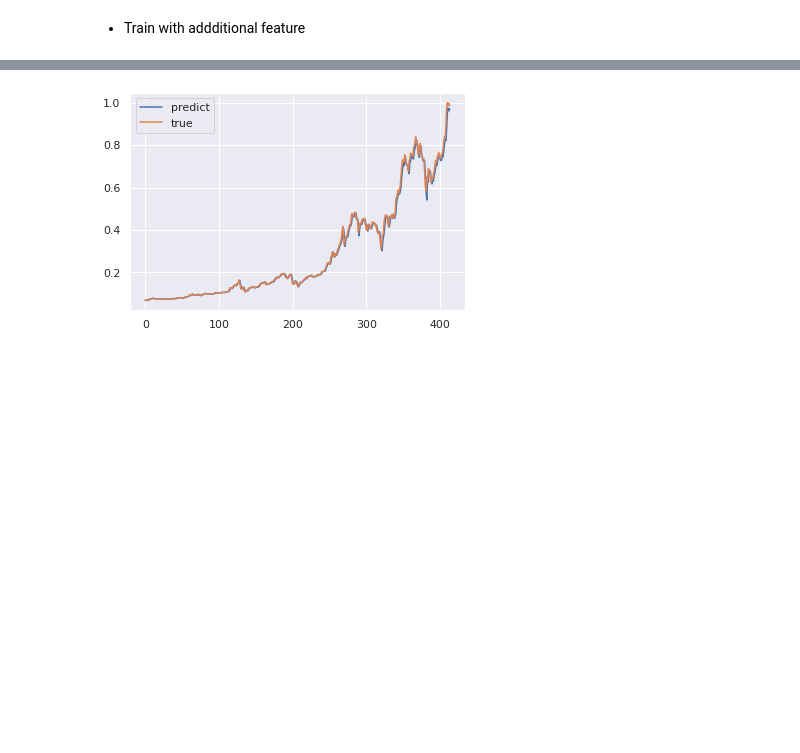
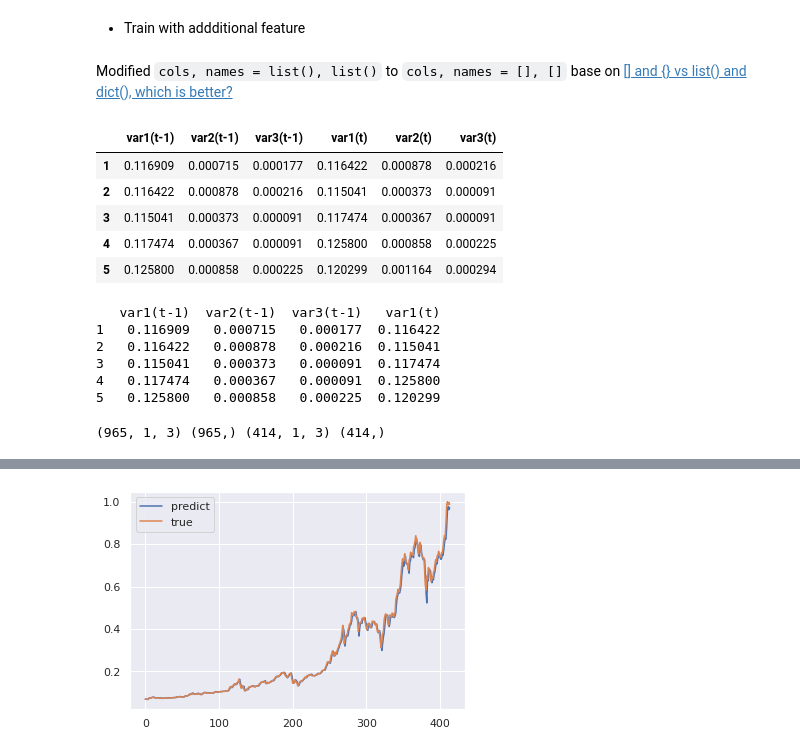
Before and after one commit to polarbeargo/Microsoft-Azure-Machine-Learning-Scholarship-Showcase-Project, a Jupyter notebook: Cryptocurrency_Price_Prediction.ipynb, the cells around one changed output, grey strips where cells are left out. Saved outputs shown, nothing was run; the diff lists cells and outputs as text; code cells hidden in the pictures; blank space fills up the shorter version.

```diff
--- a/Cryptocurrency_Price_Prediction.ipynb
+++ b/Cryptocurrency_Price_Prediction.ipynb
@@ -214,7 +224,68 @@ plt.show()
 # %% [markdown]
 * Train with addditional feature
+# %% [markdown]
+Modified `cols, names = list(), list()` to `cols, names = [], []` base on [[] and {} vs list() and dict(), which is better?](https://stackoverflow.com/questions/5790860/and-vs-list-and-dict-which-is-better)
+# %%
+def series_to_supervised(data, n_in=1, n_out=1, dropnan=True):
+    n_vars = 1 if type(data) is list else data.shape[1]
+    df = pd.DataFrame(data)
+    cols, names = [], []
+    # input sequence (t-n, ... t-1)
+    for i in range(n_in, 0, -1):
+        cols.append(df.shift(i))
+        names += [('var%d(t-%d)' % (j+1, i)) for j in range(n_vars)]
+    # forecast sequence (t, t+1, ... t+n)
+    for i in range(0, n_out):
+        cols.append(df.shift(-i))
+        if i == 0:
+            names += [('var%d(t)' % (j+1)) for j in range(n_vars)]
+        else:
+            names += [('var%d(t+%d)' % (j+1, i)) for j in range(n_vars)]
+    # put it all together
+    agg = pd.concat(cols, axis=1)
+    agg.columns = names
+    # drop rows with NaN values
+    if dropnan:
+        agg.dropna(inplace=True)
+    return agg
 # %%
 values = data[['Weighted Price'] + ['Volume (BTC)'] + ['Volume (Currency)']].values.astype('float32')
+# %%
+scaler = MinMaxScaler(feature_range=(0, 1))
+scaled = scaler.fit_transform(values)
+# %%
+reframed = series_to_supervised(scaled, 1, 1)
+reframed.head()
+# %% [output]
+|  | var1(t-1) | var2(t-1) | var3(t-1) | var1(t) | var2(t) | var3(t) |
+| 1 | 0.116909 | 0.000715 | 0.000177 | 0.116422 | 0.000878 | 0.000216 |
+| 2 | 0.116422 | 0.000878 | 0.000216 | 0.115041 | 0.000373 | 0.000091 |
+| 3 | 0.115041 | 0.000373 | 0.000091 | 0.117474 | 0.000367 | 0.000091 |
+| 4 | 0.117474 | 0.000367 | 0.000091 | 0.125800 | 0.000858 | 0.000225 |
+| 5 | 0.125800 | 0.000858 | 0.000225 | 0.120299 | 0.001164 | 0.000294 |
+# %%
+reframed.drop(reframed.columns[[4,5]], axis=1, inplace=True)
+print(reframed.head())
+# %% [output]
+   var1(t-1)  var2(t-1)  var3(t-1)   var1(t)
+1   0.116909   0.000715   0.000177  0.116422
+2   0.116422   0.000878   0.000216  0.115041
+3   0.115041   0.000373   0.000091  0.117474
+4   0.117474   0.000367   0.000091  0.125800
+5   0.125800   0.000858   0.000225  0.120299
+# %%
+values = reframed.values
+n_train_hours = int(len(values) * 0.7)
+train = values[:n_train_hours, :]
+test = values[n_train_hours:, :]
+train_X, train_y = train[:, :-1], train[:, -1]
+test_X, test_y = test[:, :-1], test[:, -1]
+
+train_X = train_X.reshape((train_X.shape[0], 1, train_X.shape[1]))
+test_X = test_X.reshape((test_X.shape[0], 1, test_X.shape[1]))
+print(train_X.shape, train_y.shape, test_X.shape, test_y.shape)
+# %% [output]
+(965, 1, 3) (965,) (414, 1, 3) (414,)
 # %%
 multi_model = Sequential()
 multi_model.add(Bidirectional(LSTM(100, input_shape=(trainX.shape[1], trainX.shape[2]))))
```
Also changed, not shown: parts of 31 cells of this notebook.
